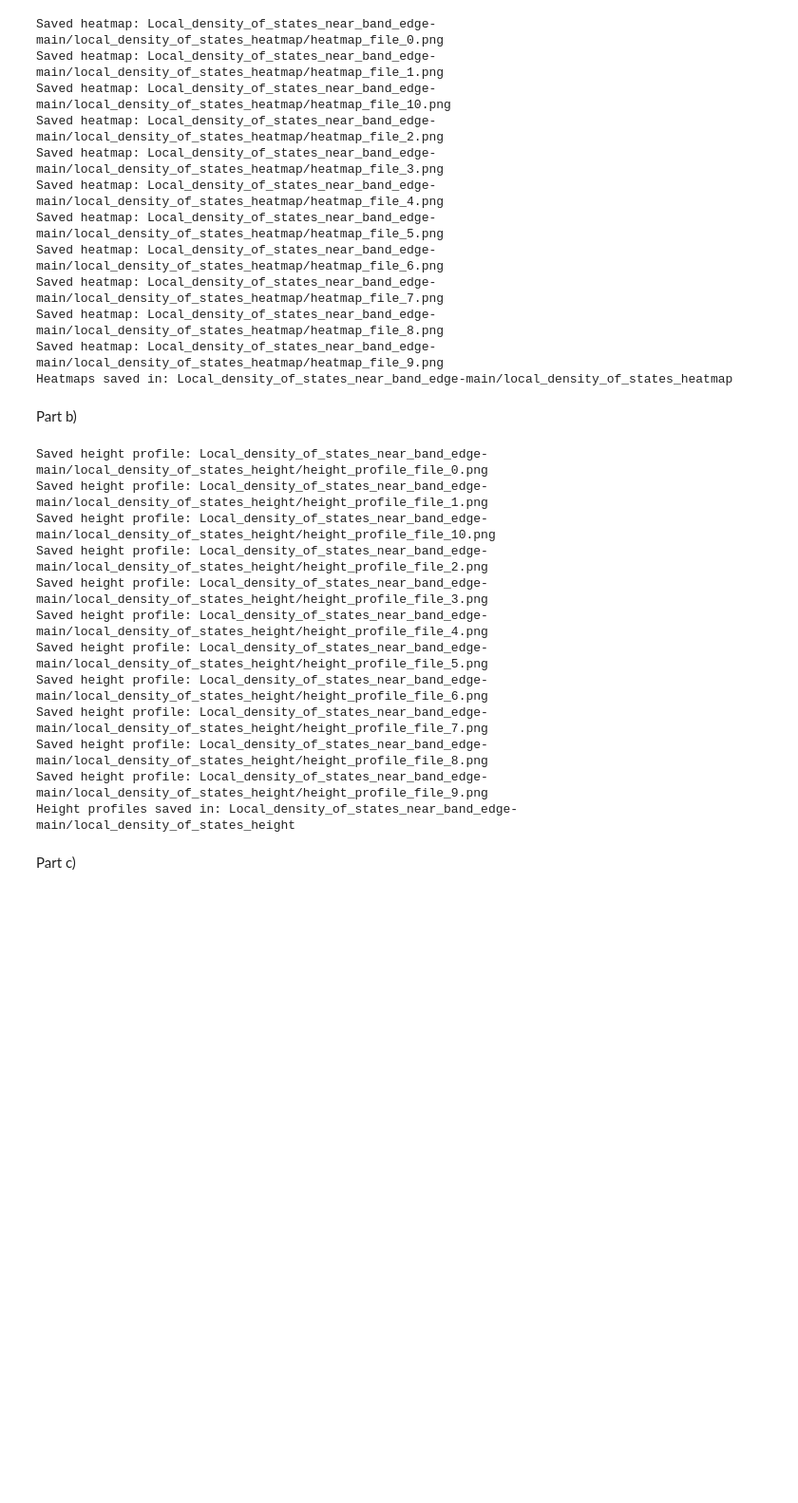
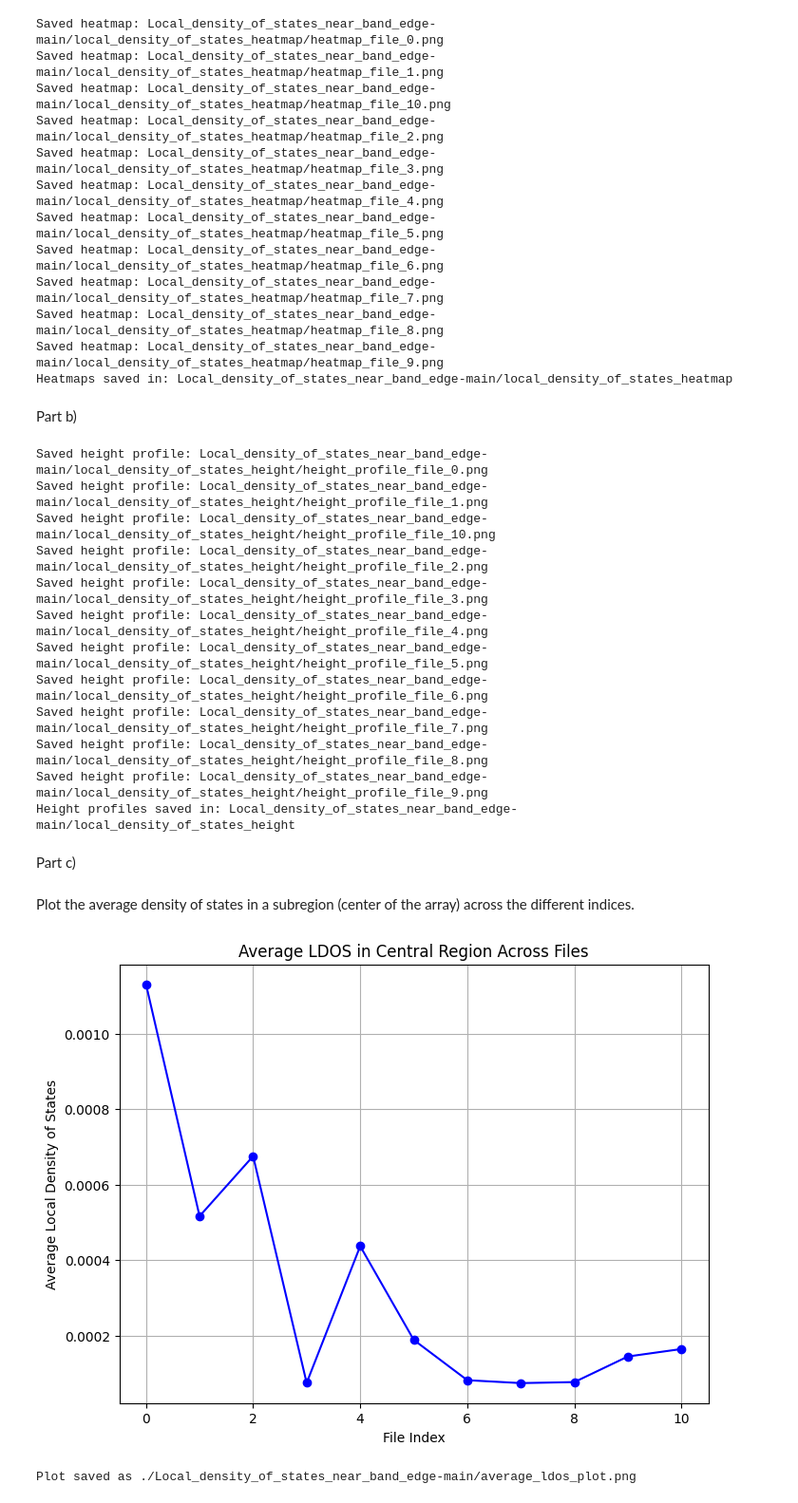
Before and after one commit to wcmelby/129L_ProblemSet_3, a Jupyter notebook: Problem2.ipynb, the cells around one changed output. Shown at 95% size. Saved outputs shown, nothing was run; the diff lists cells and outputs as text; code cells hidden in the pictures; blank space fills up the shorter version.

```diff
--- a/Problem2.ipynb
+++ b/Problem2.ipynb
@@ -135,3 +135,64 @@ Saved height profile: Local_density_of_states_near_band_edge-main/local_density_
 Height profiles saved in: Local_density_of_states_near_band_edge-main/local_density_of_states_height
 # %% [markdown]
 Part c)
+# %% [markdown]
+Plot the average density of states in a subregion (center of the array) across the different indices.
+# %%
+# Directories
+input_dir = "./Local_density_of_states_near_band_edge-main"  # Path to .txt files
+
+# Initialize lists for plotting
+file_indices = []
+average_ldos_values = []
+
+# Determine the size of the data by reading one file
+sample_file = os.path.join(input_dir, "local_density_of_states_for_level_0.txt")
+sample_data = np.loadtxt(sample_file, delimiter=",")
+rows, cols = sample_data.shape
+
+# Define subregion around the center (e.g., 20x20)
+center_x, center_y = rows // 2, cols // 2
+half_window = 10  # Defines a 20x20 window
+x_start, x_end = center_x - half_window, center_x + half_window
+y_start, y_end = center_y - half_window, center_y + half_window
+
+# Get filenames and sort numerically
+filenames = [f for f in os.listdir(input_dir) if f.endswith(".txt")]
+filenames.sort(key=lambda x: int(x.split("_")[-1].split(".")[0]))  # Sort numerically based on the index
+
+# Process each .txt file
+for filename in filenames:
+    # Extract file index from the filename
+    file_index = int(filename.split("_")[-1].split(".")[0])
+
+    # Load the data
+    filepath = os.path.join(input_dir, filename)
+    data = np.loadtxt(filepath, delimiter=",")
+
+    # Extract the central subregion
+    subregion = data[x_start:x_end, y_start:y_end]
+
+    # Compute the average LDOS
+    avg_ldos = np.mean(subregion)
+
+    # Store the results
+    file_indices.append(file_index)
+    average_ldos_values.append(avg_ldos)
+
+# Plot the results
+plt.figure(figsize=(8, 6))
+plt.plot(file_indices, average_ldos_values, marker="o", linestyle="-", color="b")
+plt.xlabel("File Index")
+plt.ylabel("Average Local Density of States")
+plt.title("Average LDOS in Central Region Across Files")
+plt.grid(True)
+
+# Save the plot
+output_plot_path = os.path.join(input_dir, "average_ldos_plot.png")
+# plt.savefig(output_plot_path, dpi=300)
+plt.show()
+
+print(f"Plot saved as {output_plot_path}")
+# %% [output]
+[figure, added]
+Plot saved as ./Local_density_of_states_near_band_edge-main/average_ldos_plot.png
```
Also changed, not shown: parts of 1 cell of this notebook, 2 other files.
